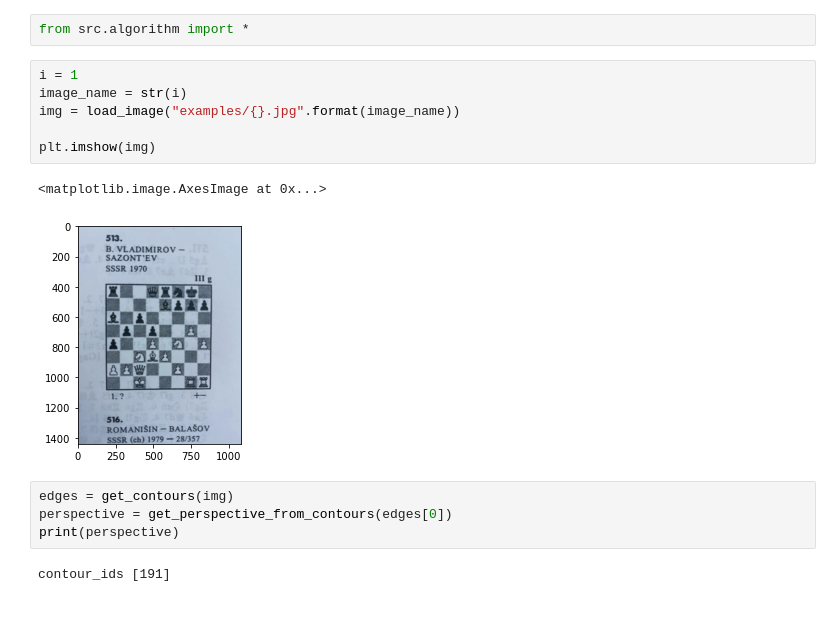
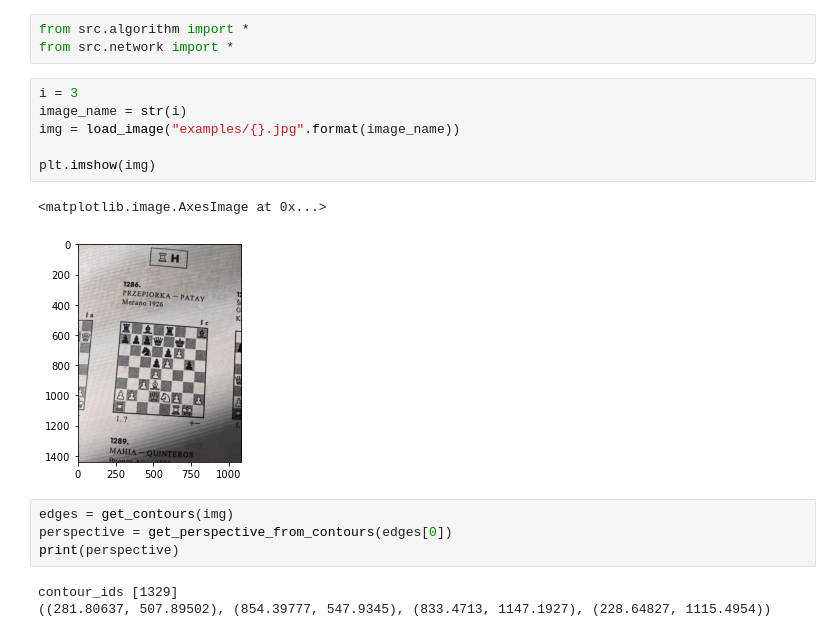
Before and after one commit to yizhouzhao/chessocr, a Jupyter notebook: predict.ipynb, the cells around one changed output. Cells and saved outputs as stored; diff of their text form.

```diff
--- a/predict.ipynb
+++ b/predict.ipynb
@@ -1,17 +1,19 @@
 # %%
 from src.algorithm import *
+from src.network import *
 # %%
-i = 1
+i = 3
 image_name = str(i)
 img = load_image("examples/{}.jpg".format(image_name))
 
 plt.imshow(img)
 # %% [output]
 <matplotlib.image.AxesImage at 0x...>
-[figure, old version]
+[figure, new version]
 # %%
 edges = get_contours(img)
 perspective = get_perspective_from_contours(edges[0])
 print(perspective)
 # %% [output]
-contour_ids [191]
+contour_ids [1329]
+((281.80637, 507.89502), (854.39777, 547.9345), (833.4713, 1147.1927), (228.64827, 1115.4954))
```
Also changed, not shown: parts of 10 cells of this notebook, 4 other files.
